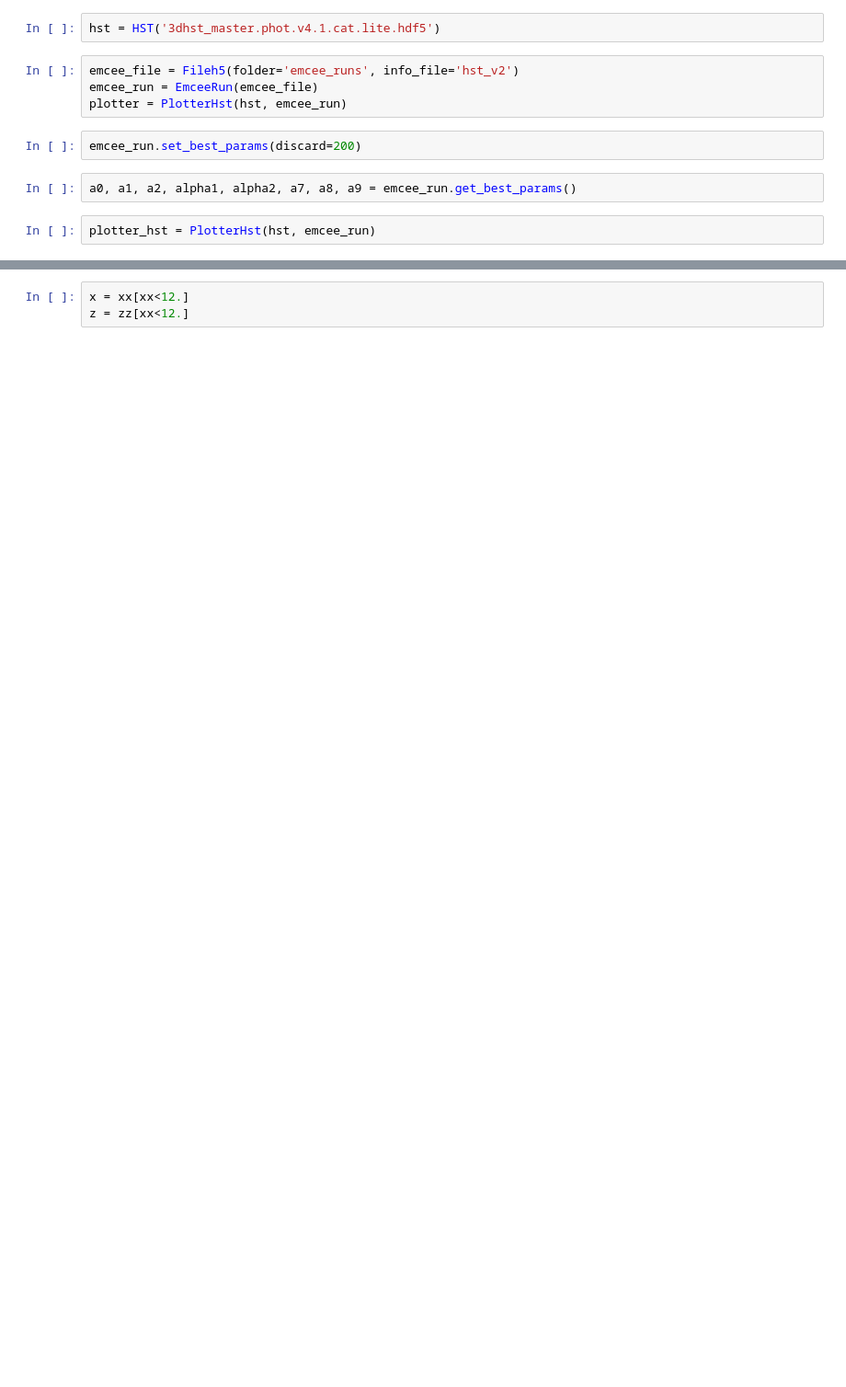
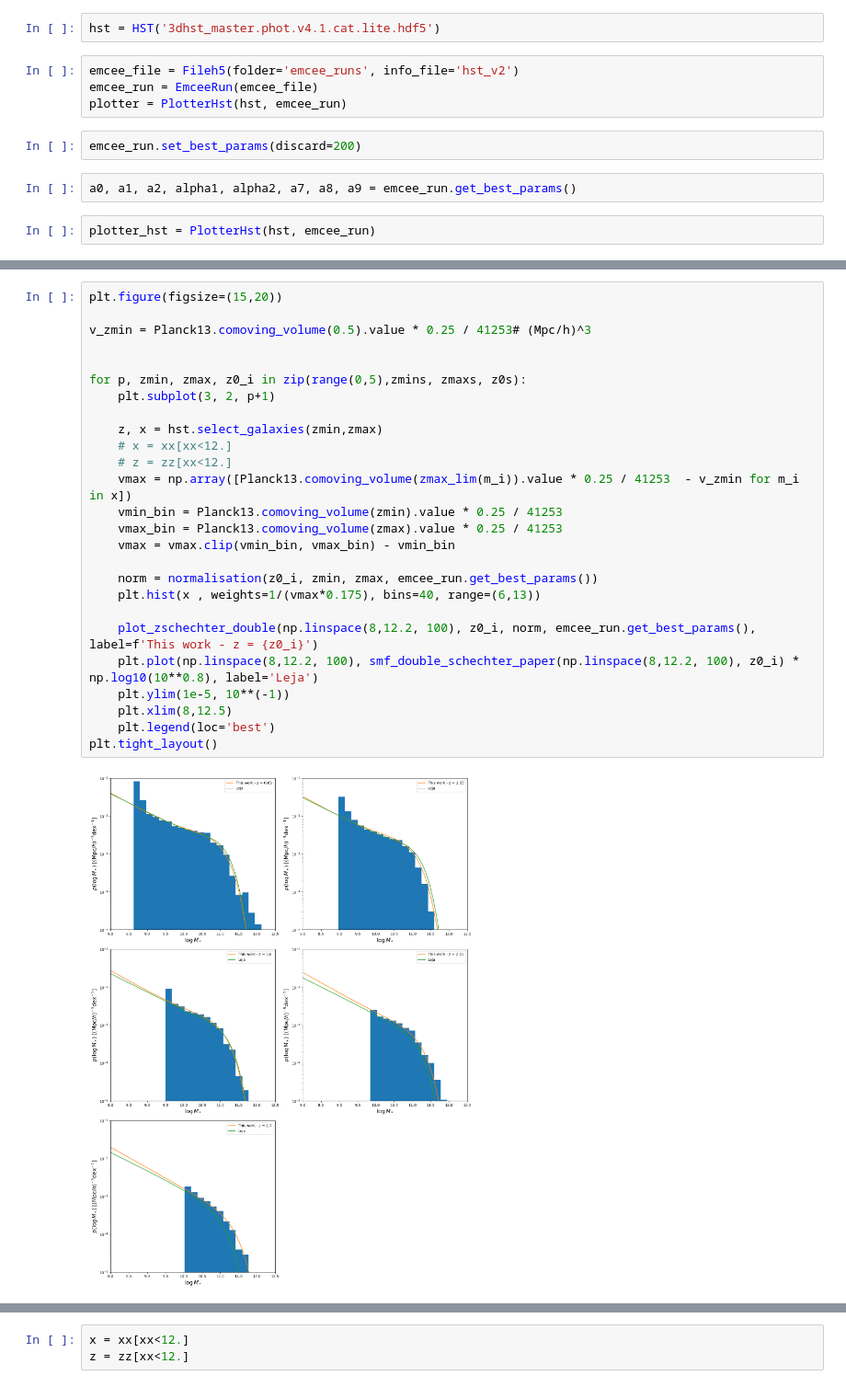
Before and after one commit to fedehope/zSMF, a Jupyter notebook: nb/hst_emcee_run.ipynb, the cells around one changed output, grey strips where cells are left out. Shown at 92% size. Drawn from its saved outputs; the diff is of its cells as text; blank space fills up the shorter version.

Commit message:
consistant normalisation with Leja paper - emcee/Vmax comparison

```diff
--- a/nb/hst_emcee_run.ipynb
+++ b/nb/hst_emcee_run.ipynb
@@ -203,0 +204,28 @@ plt.tight_layout()
+# %%
+plt.figure(figsize=(15,20))
+
+v_zmin = Planck13.comoving_volume(0.5).value * 0.25 / 41253# (Mpc/h)^3
+
+
+for p, zmin, zmax, z0_i in zip(range(0,5),zmins, zmaxs, z0s):
+    plt.subplot(3, 2, p+1)
+
+    z, x = hst.select_galaxies(zmin,zmax)
+    # x = xx[xx<12.]
+    # z = zz[xx<12.]
+    vmax = np.array([Planck13.comoving_volume(zmax_lim(m_i)).value * 0.25 / 41253  - v_zmin for m_i in x])
+    vmin_bin = Planck13.comoving_volume(zmin).value * 0.25 / 41253
+    vmax_bin = Planck13.comoving_volume(zmax).value * 0.25 / 41253
+    vmax = vmax.clip(vmin_bin, vmax_bin) - vmin_bin
+
+    norm = normalisation(z0_i, zmin, zmax, emcee_run.get_best_params())
+    plt.hist(x , weights=1/(vmax*0.175), bins=40, range=(6,13))
+
+    plot_zschechter_double(np.linspace(8,12.2, 100), z0_i, norm, emcee_run.get_best_params(), label=f'This work - z = {z0_i}')
+    plt.plot(np.linspace(8,12.2, 100), smf_double_schechter_paper(np.linspace(8,12.2, 100), z0_i) * np.log10(10**0.8), label='Leja')
+    plt.ylim(1e-5, 10**(-1))
+    plt.xlim(8,12.5)
+    plt.legend(loc='best')
+plt.tight_layout()
+# %% [output]
+[figure, added]
```
Also changed, not shown: parts of 30 cells of this notebook, 2 other files.
